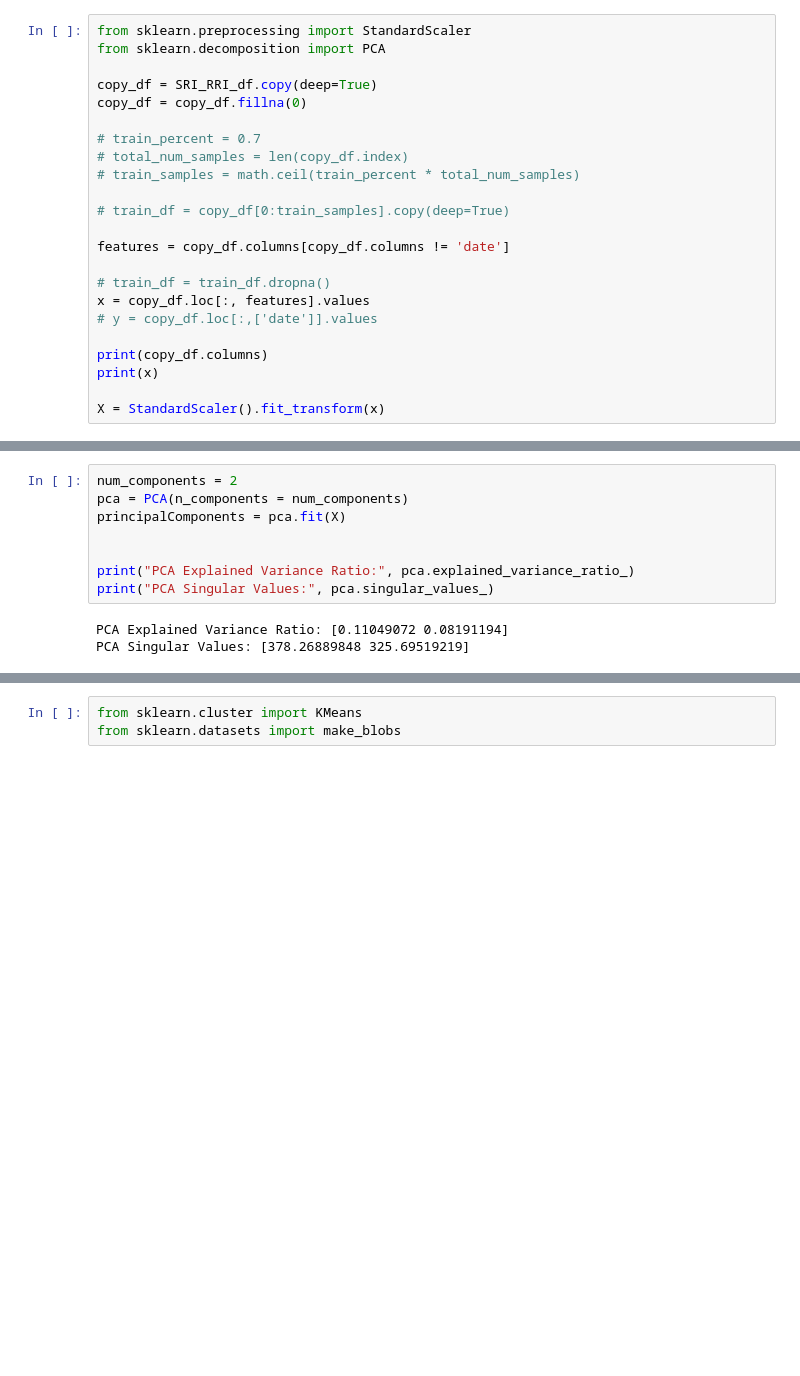
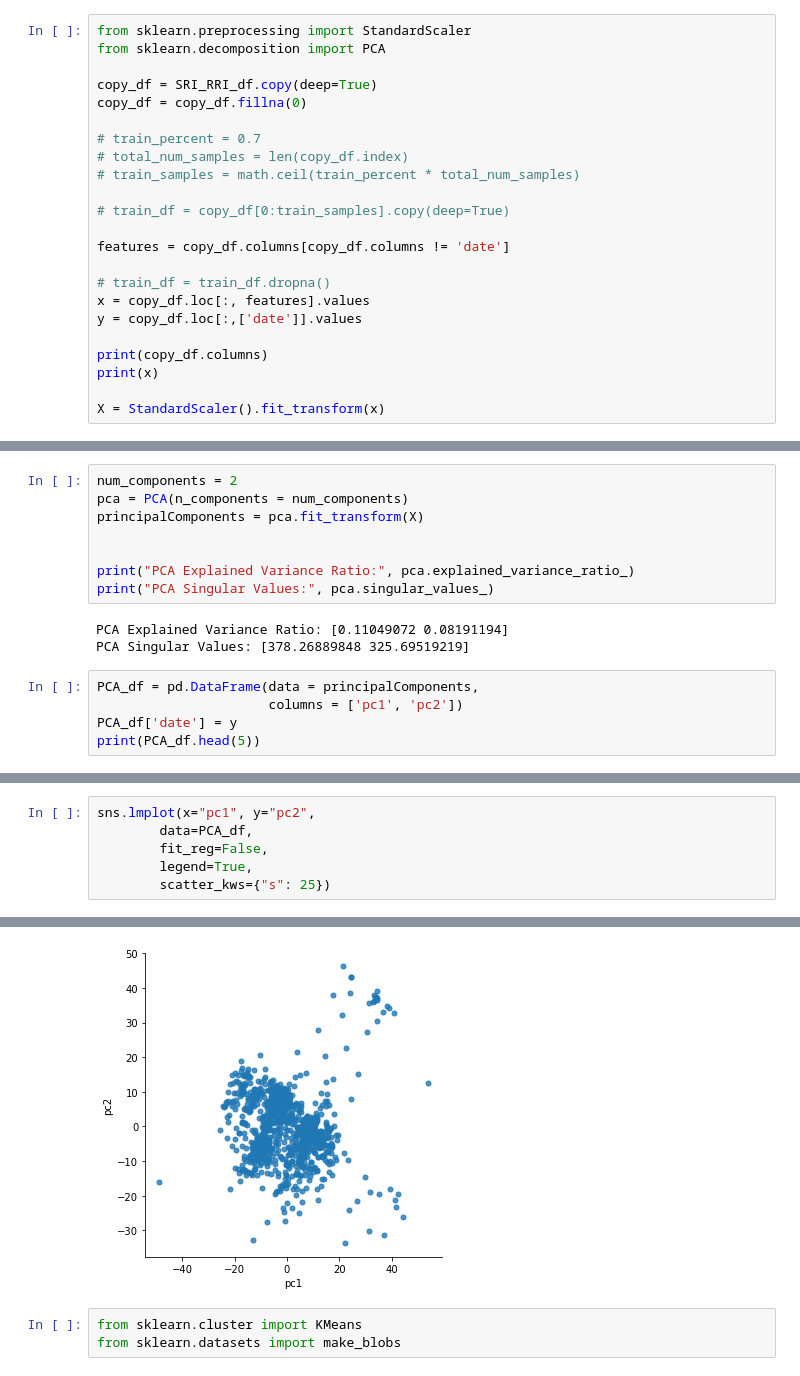
Before and after one commit to amandakhoo/data4all-team6, a Jupyter notebook: Subway_Shutdown_Resulting_Behavior.ipynb, the cells around one changed output, grey strips where cells are left out. Cells and saved outputs as stored; diff of their text form; blank space fills up the shorter version.

Commit message:
Experimenting with plotly for interactive PCA plot

```diff
--- a/Subway_Shutdown_Resulting_Behavior.ipynb
+++ b/Subway_Shutdown_Resulting_Behavior.ipynb
@@ -56,7 +56,7 @@ features = copy_df.columns[copy_df.columns != 'date']
 
 # train_df = train_df.dropna()
 x = copy_df.loc[:, features].values
-# y = copy_df.loc[:,['date']].values
+y = copy_df.loc[:,['date']].values
 
 print(copy_df.columns)
 print(x)
@@ -83,7 +83,7 @@ Index(['date', 'segment_1307_max_SRI', 'segment_873_max_SRI',
 # %%
 num_components = 2
 pca = PCA(n_components = num_components)
-principalComponents = pca.fit(X)
+principalComponents = pca.fit_transform(X)
 
 
 print("PCA Explained Variance Ratio:", pca.explained_variance_ratio_)
@@ -91,3 +91,8 @@ print("PCA Singular Values:", pca.singular_values_)
 # %% [output]
 PCA Explained Variance Ratio: [0.11049072 0.08191194]
 PCA Singular Values: [378.26889848 325.69519219]
+# %%
+PCA_df = pd.DataFrame(data = principalComponents,
+                      columns = ['pc1', 'pc2'])
+PCA_df['date'] = y
+print(PCA_df.head(5))
@@ -110,0 +118,7 @@ ModuleNotFoundError: No module named 'plotly'
+# %%
+sns.lmplot(x="pc1", y="pc2",
+        data=PCA_df,
+        fit_reg=False,
+        legend=True,
+        scatter_kws={"s": 25})
+# %% [output]
@@ -111,3 +126,4 @@ ModuleNotFoundError: No module named 'plotly'
+[figure, added]
 # %%
 from sklearn.cluster import KMeans
 from sklearn.datasets import make_blobs
```
Also changed, not shown: parts of 5 cells of this notebook.
